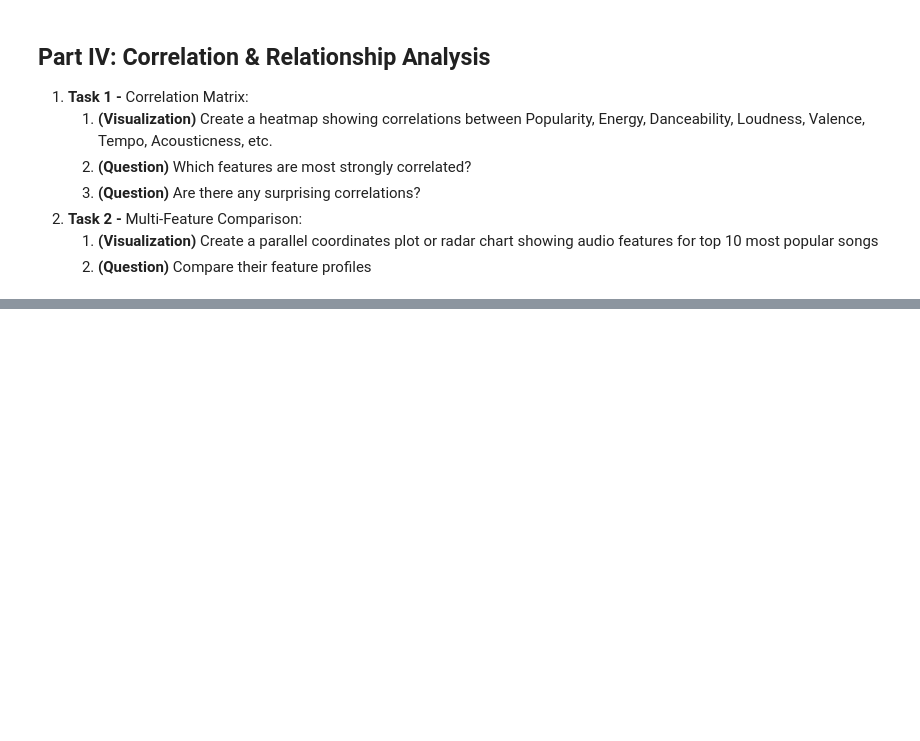
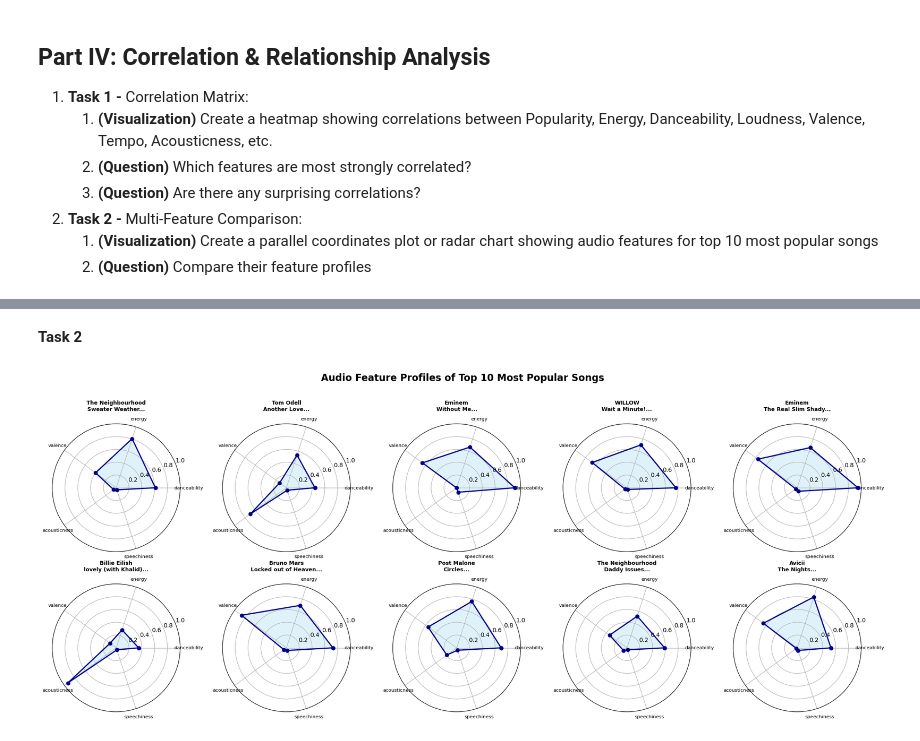
Before and after one commit to benzartimelek/Spotify_exploration, a Jupyter notebook: lab_draft.ipynb, the cells around one changed output, grey strips where cells are left out. Drawn from its saved outputs; the diff is of its cells as text; code cells hidden in the pictures; blank space fills up the shorter version.

```diff
--- a/lab_draft.ipynb
+++ b/lab_draft.ipynb
@@ -575,0 +689,41 @@ Do explicit songs tend to be more or less popular?
+# %% [markdown]
+**Task 2**
+# %%
+# Get top 10 most popular songs
+top_10_songs = df.nlargest(10, 'popularity')
+
+#Creating a radar chart for top 10 songs
+# Selecting features to display (normalizing between 0-1 for fair comparison)
+radar_features = ['danceability', 'energy', 'valence', 'acousticness', 'speechiness']
+
+# Preparing data for radar chart
+fig, axes = plt.subplots(2, 5, figsize=(20, 8), subplot_kw=dict(projection='polar'))
+axes = axes.flatten()
+
+for idx, (song_idx, song) in enumerate(top_10_songs.iterrows()):
+    ax = axes[idx]
+
+    # Get feature values
+    values = song[radar_features].values.tolist()
+    values += values[:1]  # Close the circle
+
+    # Create angles for radar chart
+    angles = np.linspace(0, 2 * np.pi, len(radar_features), endpoint=False).tolist()
+    angles += angles[:1]
+
+    # Plot
+    ax.plot(angles, values, 'o-', linewidth=2, color='darkblue')
+    ax.fill(angles, values, alpha=0.25, color='skyblue')
+    ax.set_xticks(angles[:-1])
+    ax.set_xticklabels(radar_features, size=8)
+    ax.set_ylim(0, 1)
+    ax.set_title(f"{song['artist']}\n{song['song'][:20]}...",
+                 size=9, fontweight='bold', pad=10)
+    ax.grid(True)
+
+plt.suptitle('Audio Feature Profiles of Top 10 Most Popular Songs',
+             fontsize=16, fontweight='bold', y=1.02)
+plt.tight_layout()
+plt.show()
+# %% [output]
+[figure, added]
```
Also changed, not shown: parts of 12 cells of this notebook.
